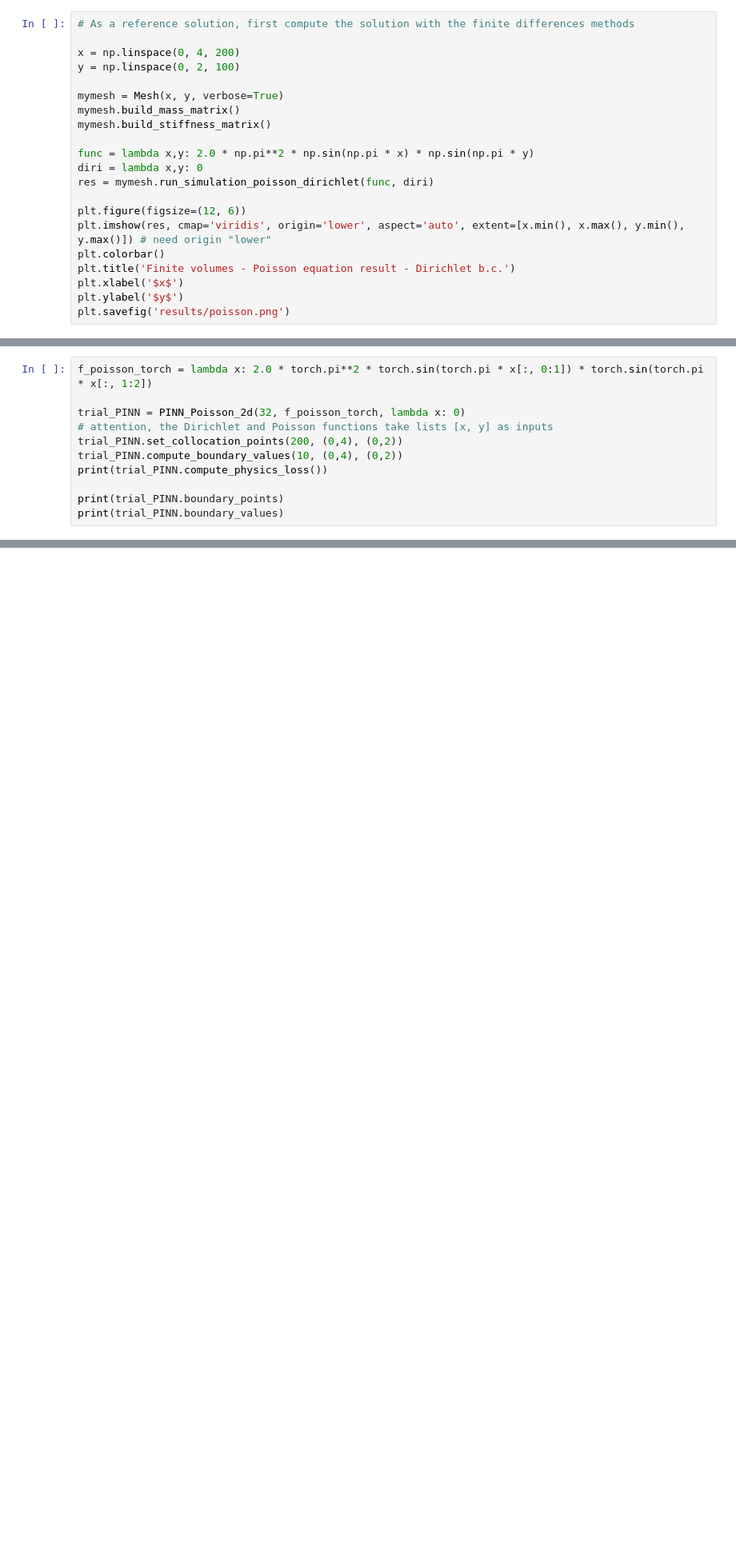
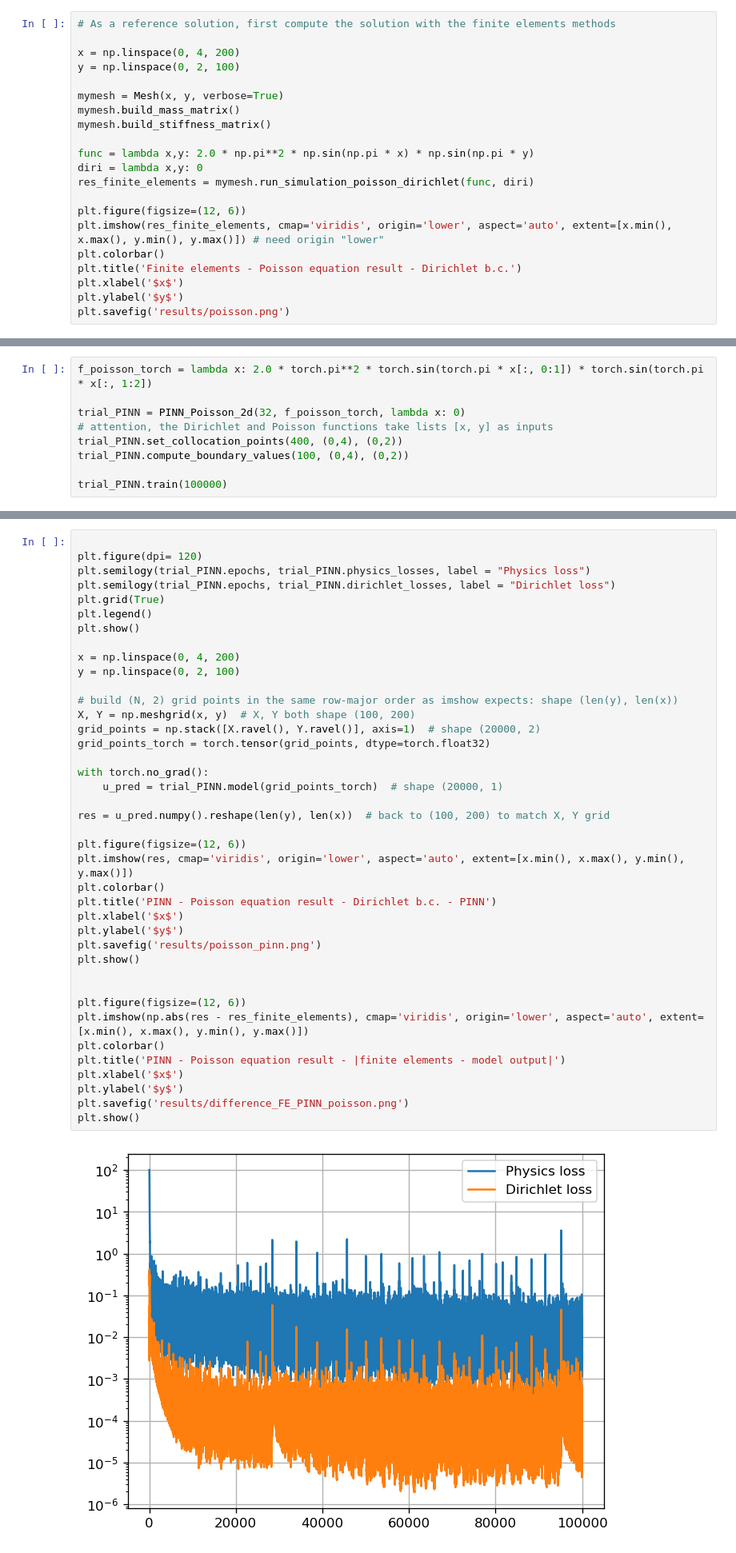
Before and after one commit to sottoviafilippo/Finite-elements-in-2d-and-PINNs, a Jupyter notebook: pinn_trials.ipynb, the cells around one changed output, grey strips where cells are left out. Shown at 80% size. Cells and saved outputs as stored; diff of their text form; blank space fills up the shorter version.

Commit message:
PINN now runs correctly! (at least it seems)

```diff
--- a/pinn_trials.ipynb
+++ b/pinn_trials.ipynb
@@ -7,7 +7,7 @@ from scipy.sparse import csr_matrix
 import matplotlib.pyplot as plt
 from matplotlib.animation import FFMpegWriter, FuncAnimation
 # %%
-# As a reference solution, first compute the solution with the finite differences methods
+# As a reference solution, first compute the solution with the finite elements methods
 
 x = np.linspace(0, 4, 200)
 y = np.linspace(0, 2, 100)
@@ -18,12 +18,12 @@ mymesh.build_stiffness_matrix()
 
 func = lambda x,y: 2.0 * np.pi**2 * np.sin(np.pi * x) * np.sin(np.pi * y)
 diri = lambda x,y: 0
-res = mymesh.run_simulation_poisson_dirichlet(func, diri)
+res_finite_elements = mymesh.run_simulation_poisson_dirichlet(func, diri)
 
 plt.figure(figsize=(12, 6))
-plt.imshow(res, cmap='viridis', origin='lower', aspect='auto', extent=[x.min(), x.max(), y.min(), y.max()]) # need origin "lower"
+plt.imshow(res_finite_elements, cmap='viridis', origin='lower', aspect='auto', extent=[x.min(), x.max(), y.min(), y.max()]) # need origin "lower"
 plt.colorbar()
-plt.title('Finite volumes - Poisson equation result - Dirichlet b.c.')
+plt.title('Finite elements - Poisson equation result - Dirichlet b.c.')
 plt.xlabel('$x$')
 plt.ylabel('$y$')
 plt.savefig('results/poisson.png')
@@ -46,10 +46,8 @@ f_poisson_torch = lambda x: 2.0 * torch.pi**2 * torch.sin(torch.pi * x[:, 0:1])
 
 trial_PINN = PINN_Poisson_2d(32, f_poisson_torch, lambda x: 0)
 # attention, the Dirichlet and Poisson functions take lists [x, y] as inputs
-trial_PINN.set_collocation_points(200, (0,4), (0,2))
-trial_PINN.compute_boundary_values(10, (0,4), (0,2))
-print(trial_PINN.compute_physics_loss())
+trial_PINN.set_collocation_points(400, (0,4), (0,2))
+trial_PINN.compute_boundary_values(100, (0,4), (0,2))
 
-print(trial_PINN.boundary_points)
-print(trial_PINN.boundary_values)
+trial_PINN.train(100000)
 # %% [output]
@@ -56,0 +71,42 @@ RuntimeError: Can't call numpy() on Tensor that requires grad. Use tensor.detach
+# %%
+
+plt.figure(dpi= 120)
+plt.semilogy(trial_PINN.epochs, trial_PINN.physics_losses, label = "Physics loss")
+plt.semilogy(trial_PINN.epochs, trial_PINN.dirichlet_losses, label = "Dirichlet loss")
+plt.grid(True)
+plt.legend()
+plt.show()
+
+x = np.linspace(0, 4, 200)
+y = np.linspace(0, 2, 100)
+
+# build (N, 2) grid points in the same row-major order as imshow expects: shape (len(y), len(x))
+X, Y = np.meshgrid(x, y)  # X, Y both shape (100, 200)
+grid_points = np.stack([X.ravel(), Y.ravel()], axis=1)  # shape (20000, 2)
+grid_points_torch = torch.tensor(grid_points, dtype=torch.float32)
+
+with torch.no_grad():
+    u_pred = trial_PINN.model(grid_points_torch)  # shape (20000, 1)
+
+res = u_pred.numpy().reshape(len(y), len(x))  # back to (100, 200) to match X, Y grid
+
+plt.figure(figsize=(12, 6))
+plt.imshow(res, cmap='viridis', origin='lower', aspect='auto', extent=[x.min(), x.max(), y.min(), y.max()])
+plt.colorbar()
+plt.title('PINN - Poisson equation result - Dirichlet b.c. - PINN')
+plt.xlabel('$x$')
+plt.ylabel('$y$')
+plt.savefig('results/poisson_pinn.png')
+plt.show()
+
+
+plt.figure(figsize=(12, 6))
+plt.imshow(np.abs(res - res_finite_elements), cmap='viridis', origin='lower', aspect='auto', extent=[x.min(), x.max(), y.min(), y.max()])
+plt.colorbar()
+plt.title('PINN - Poisson equation result - |finite elements - model output|')
+plt.xlabel('$x$')
+plt.ylabel('$y$')
+plt.savefig('results/difference_FE_PINN_poisson.png')
+plt.show()
+# %% [output]
+[figure, added]
```
Also changed, not shown: parts of 3 cells of this notebook, 1 other file.
